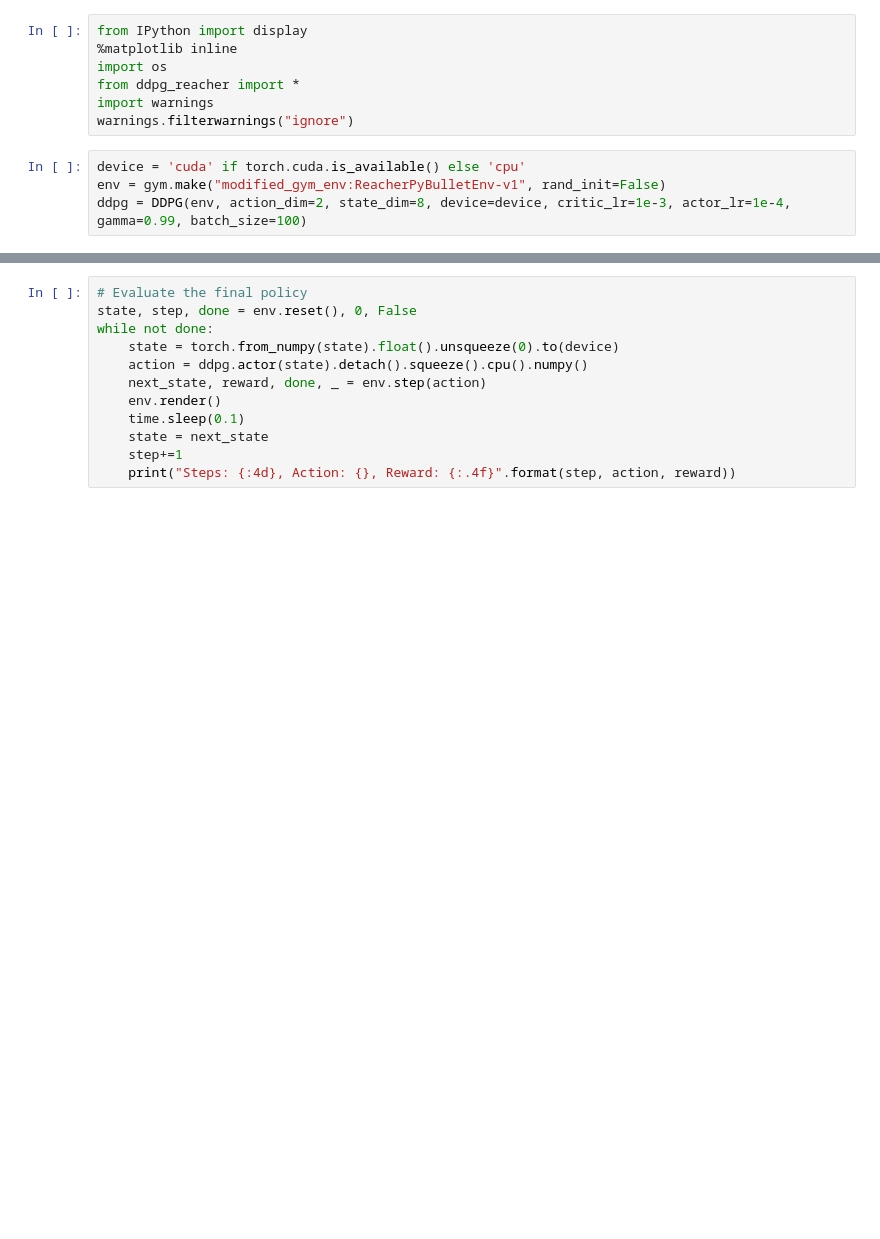
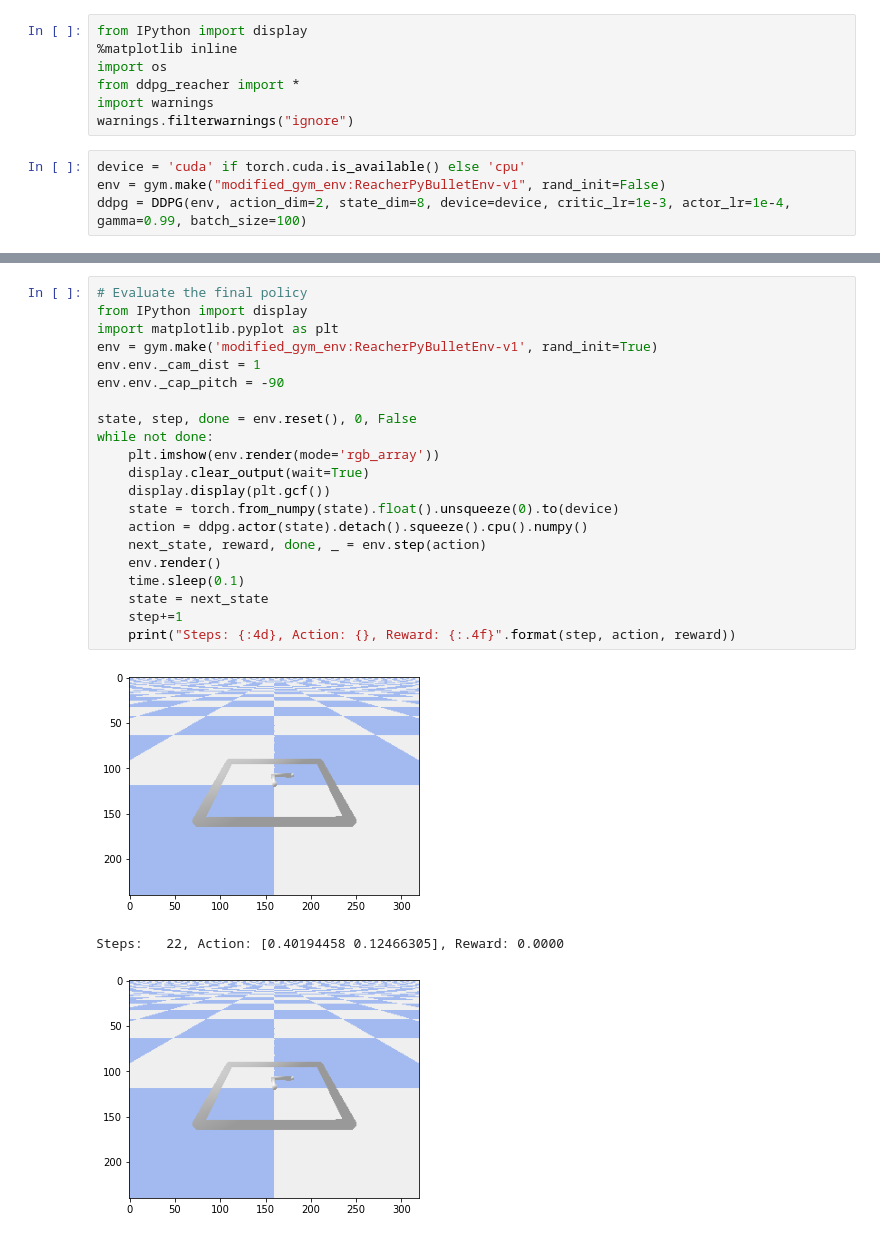
Before and after one commit to tarujg/ddpg, a Jupyter notebook: ddpg.ipynb, the cells around one changed output, grey strips where cells are left out. Saved outputs shown, nothing was run; the diff lists cells and outputs as text; blank space fills up the shorter version.

```diff
--- a/ddpg.ipynb
+++ b/ddpg.ipynb
@@ -29,12 +50,25 @@ np.save("./results/validation_steps_{}.npy".format(SEED), validation_steps)
 # %%
 # Evaluate the final policy
+from IPython import display
+import matplotlib.pyplot as plt
+env = gym.make('modified_gym_env:ReacherPyBulletEnv-v1', rand_init=True)
+env.env._cam_dist = 1
+env.env._cap_pitch = -90
+
 state, step, done = env.reset(), 0, False
 while not done:
+    plt.imshow(env.render(mode='rgb_array'))
+    display.clear_output(wait=True)
+    display.display(plt.gcf())
     state = torch.from_numpy(state).float().unsqueeze(0).to(device)
     action = ddpg.actor(state).detach().squeeze().cpu().numpy()
     next_state, reward, done, _ = env.step(action)
     env.render()
     time.sleep(0.1)
     state = next_state
     step+=1
     print("Steps: {:4d}, Action: {}, Reward: {:.4f}".format(step, action, reward))
+# %% [output]
+[figure, added]
+Steps:   22, Action: [0.40194458 0.12466305], Reward: 0.0000
+[figure, added]
```
Also changed, not shown: parts of 2 cells of this notebook.
